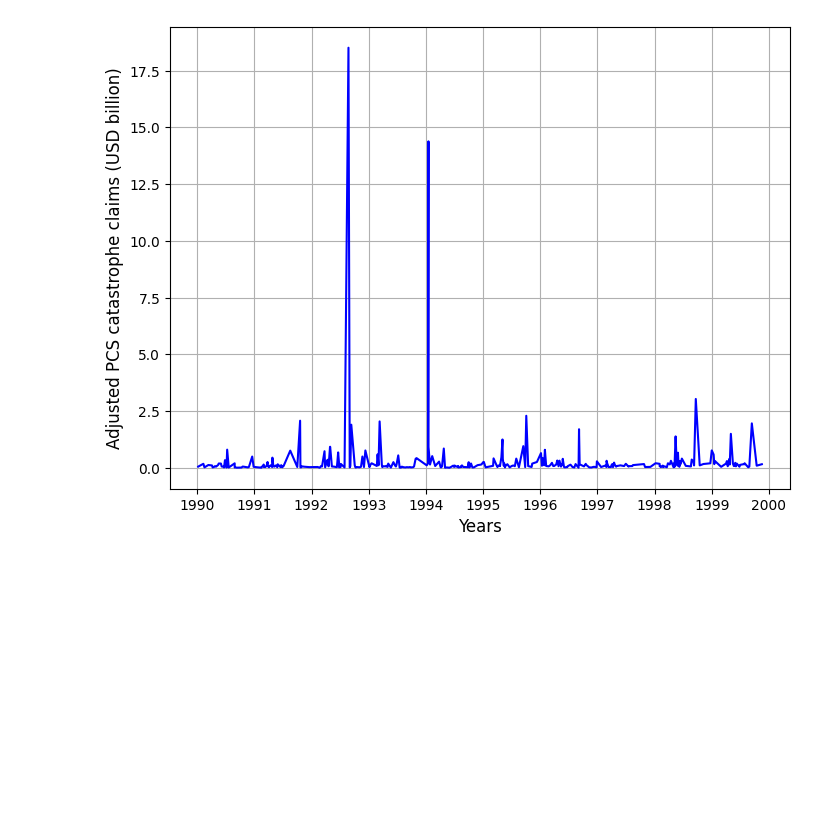
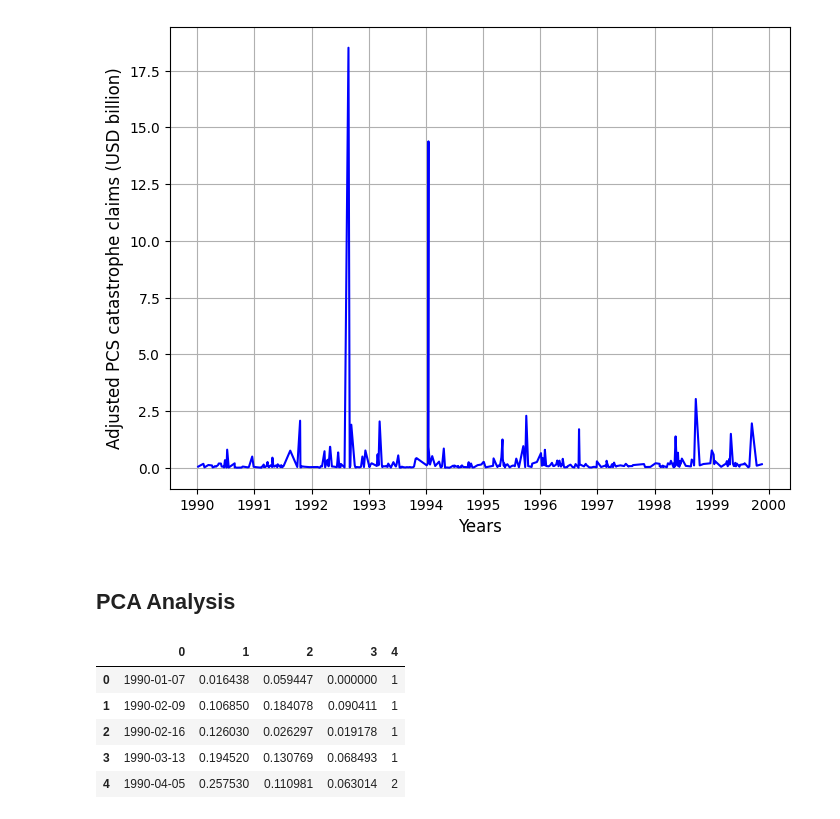
Before and after one commit to massey007/Code-Work, a Jupyter notebook: Code/Data Exploration.ipynb, the cells around one changed output. Saved outputs shown, nothing was run; the diff lists cells and outputs as text; code cells hidden in the pictures; blank space fills up the shorter version.

```diff
--- a/Code/Data Exploration.ipynb
+++ b/Code/Data Exploration.ipynb
@@ -53,3 +77,5 @@ plt.grid(True)
 plt.show()
 # %% [output]
 [figure]
+# %% [markdown]
+## PCA Analysis
@@ -55,0 +84,9 @@ plt.show()
+# %%
+data.head()
+# %% [output]
+|  | 0 | 1 | 2 | 3 | 4 |
+| 0 | 1990-01-07 | 0.016438 | 0.059447 | 0.000000 | 1 |
+| 1 | 1990-02-09 | 0.106850 | 0.184078 | 0.090411 | 1 |
+| 2 | 1990-02-16 | 0.126030 | 0.026297 | 0.019178 | 1 |
+| 3 | 1990-03-13 | 0.194520 | 0.130769 | 0.068493 | 1 |
+| 4 | 1990-04-05 | 0.257530 | 0.110981 | 0.063014 | 2 |
```
Also changed, not shown: parts of 12 cells of this notebook.
